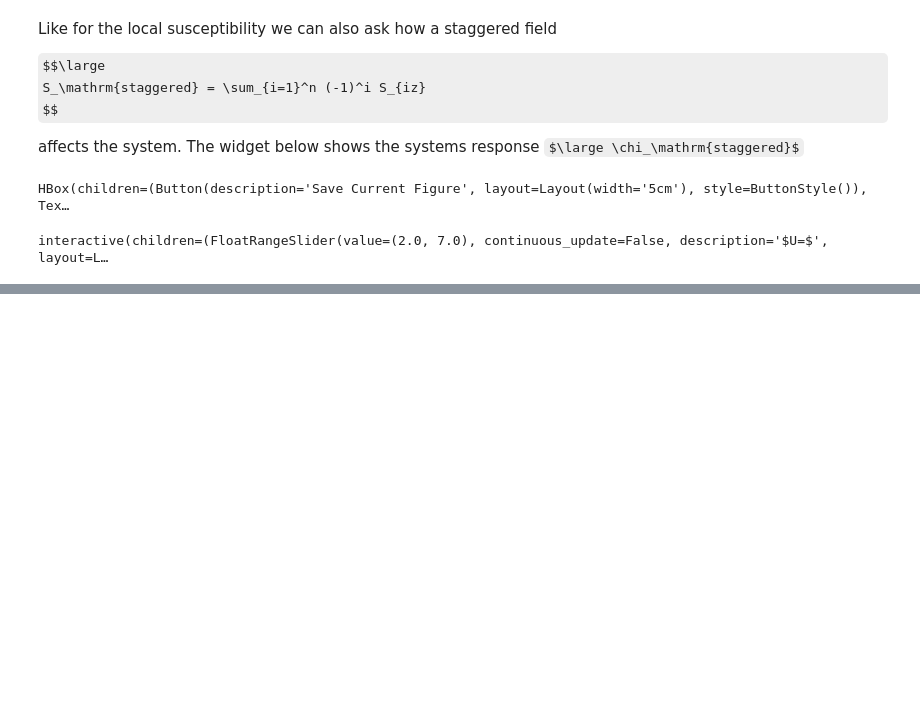
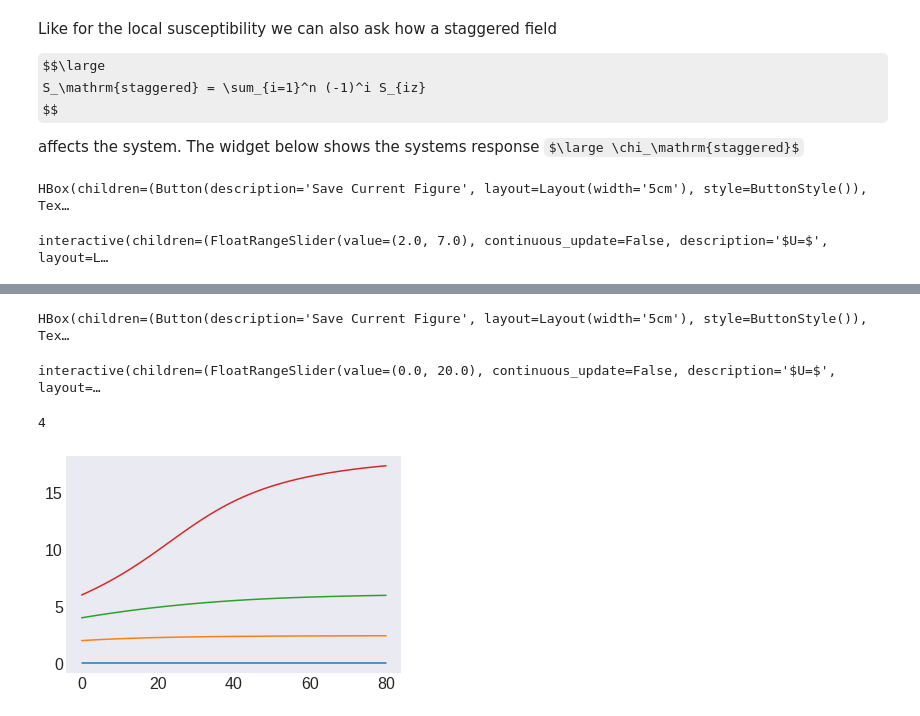
Before and after one commit to Georg912/Projektarbeit_Kunes, a Jupyter notebook: CCMP/04_Hubbard_Introduction.ipynb, the cells around one changed output, grey strips where cells are left out. Saved outputs shown, nothing was run; the diff lists cells and outputs as text; code cells hidden in the pictures; some formulas as TeX source; blank space fills up the shorter version.

Commit message:
added reciprocal-space spin-spin correlation functions and plotting

```diff
--- a/CCMP/04_Hubbard_Introduction.ipynb
+++ b/CCMP/04_Hubbard_Introduction.ipynb
@@ -248,0 +275,21 @@ interactive(children=(FloatRangeSlider(value=(2.0, 7.0), continuous_update=False
+# %%
+close_widgets(dir())
+w11 = widgets.interactive(h1.Plot_ExpVal_SzkSzk, u=h1.u_range, n=h1.n, s_up=h1.s_up, s_down=h1.s_down);
+
+filename = set_filename("Reciprocal_Spin_Correlations.pdf")
+Save_Figure_Button.on_click(functools.partial(Click_Save_Figure, widget=w11, name_widget=filename, output=h1.out, path="Figures/"))
+
+d11 = HBox([Save_Figure_Button, filename, h1.out])
+display(d11)
+display(w11)
+# %% [output]
+HBox(children=(Button(description='Save Current Figure', layout=Layout(width='5cm'), style=ButtonStyle()), Tex…
+interactive(children=(FloatRangeSlider(value=(0.0, 20.0), continuous_update=False, description='$U=$', layout=…
+# %%
+test = h1.ExpVal_SzkSzk
+
+for i in np.arange(4):
+    plt.plot(test[i])
+# %% [output]
+4
+[figure, added]
```
Also changed, not shown: parts of 10 cells of this notebook, 1 other file.
